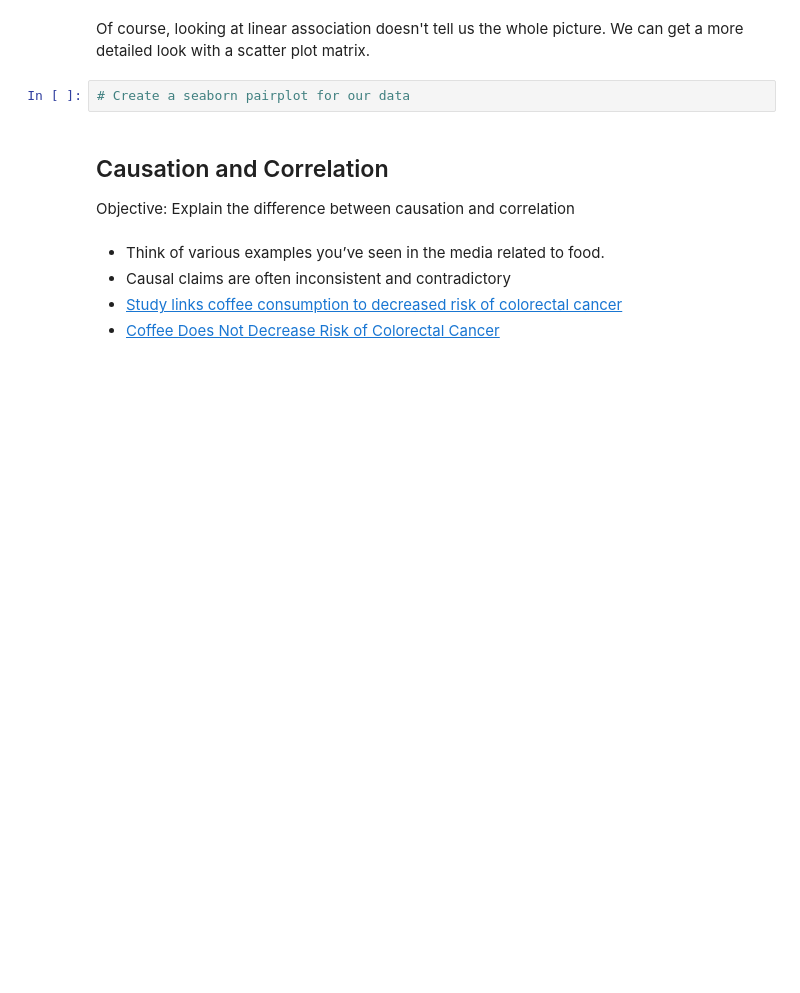
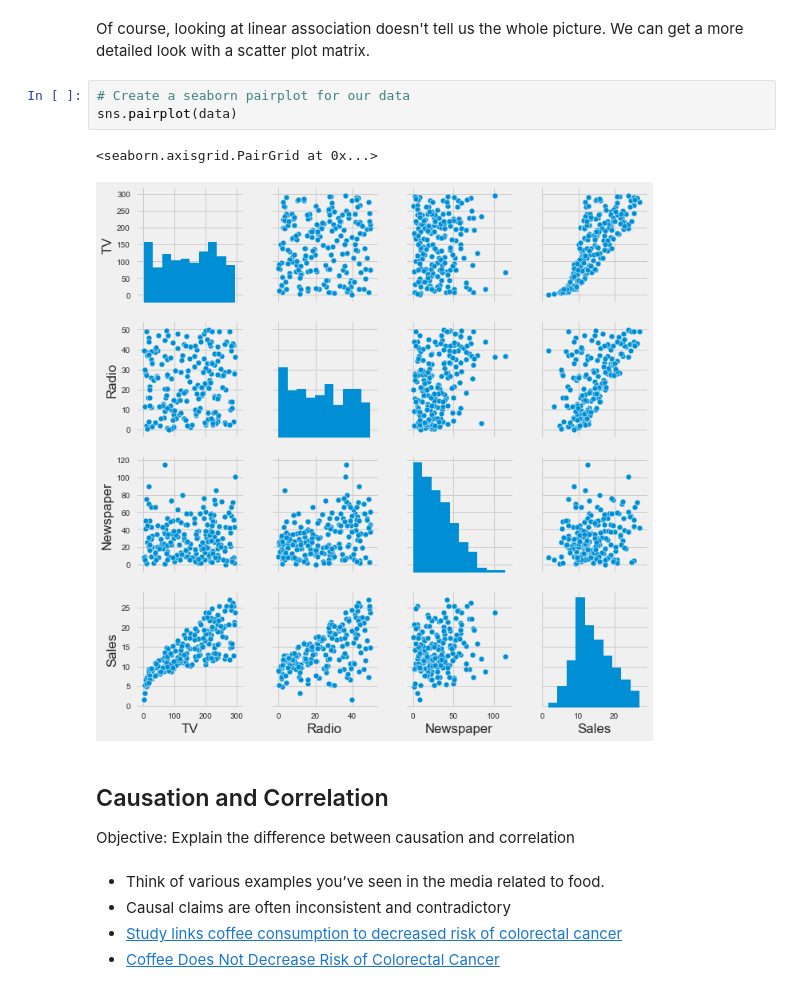
Before and after one commit to ekim1394/kaggleRainforest, a Jupyter notebook: lessons/Lesson07_Statistics_2/statistics_fundamentals_p2_starter.ipynb, the cells around one changed output. Saved outputs shown, nothing was run; the diff lists cells and outputs as text; blank space fills up the shorter version.

```diff
--- a/lessons/Lesson07_Statistics_2/statistics_fundamentals_p2_starter.ipynb
+++ b/lessons/Lesson07_Statistics_2/statistics_fundamentals_p2_starter.ipynb
@@ -167,6 +200,10 @@ When we have a lot of data, the correlation matrix may be too difficult to read.
 Of course, looking at linear association doesn't tell us the whole picture. We can get a more detailed look with a scatter plot matrix.
 # %%
 # Create a seaborn pairplot for our data
+sns.pairplot(data)
+# %% [output]
+<seaborn.axisgrid.PairGrid at 0x...>
+[figure, added]
 # %% [markdown]
 <a id="causation-and-correlation"></a>
 ## Causation and Correlation
```
Also changed, not shown: parts of 10 cells of this notebook, 1 other file.
